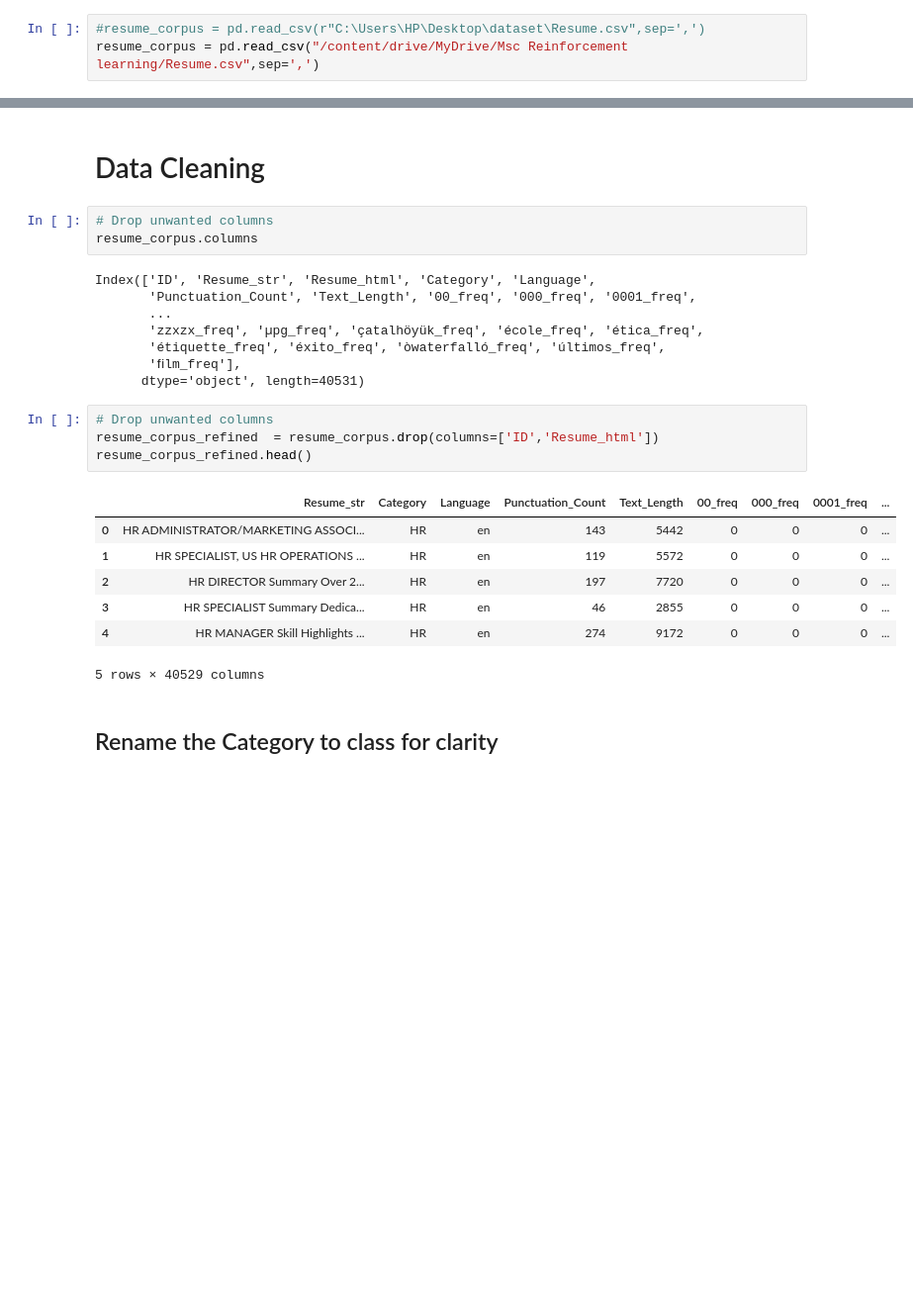
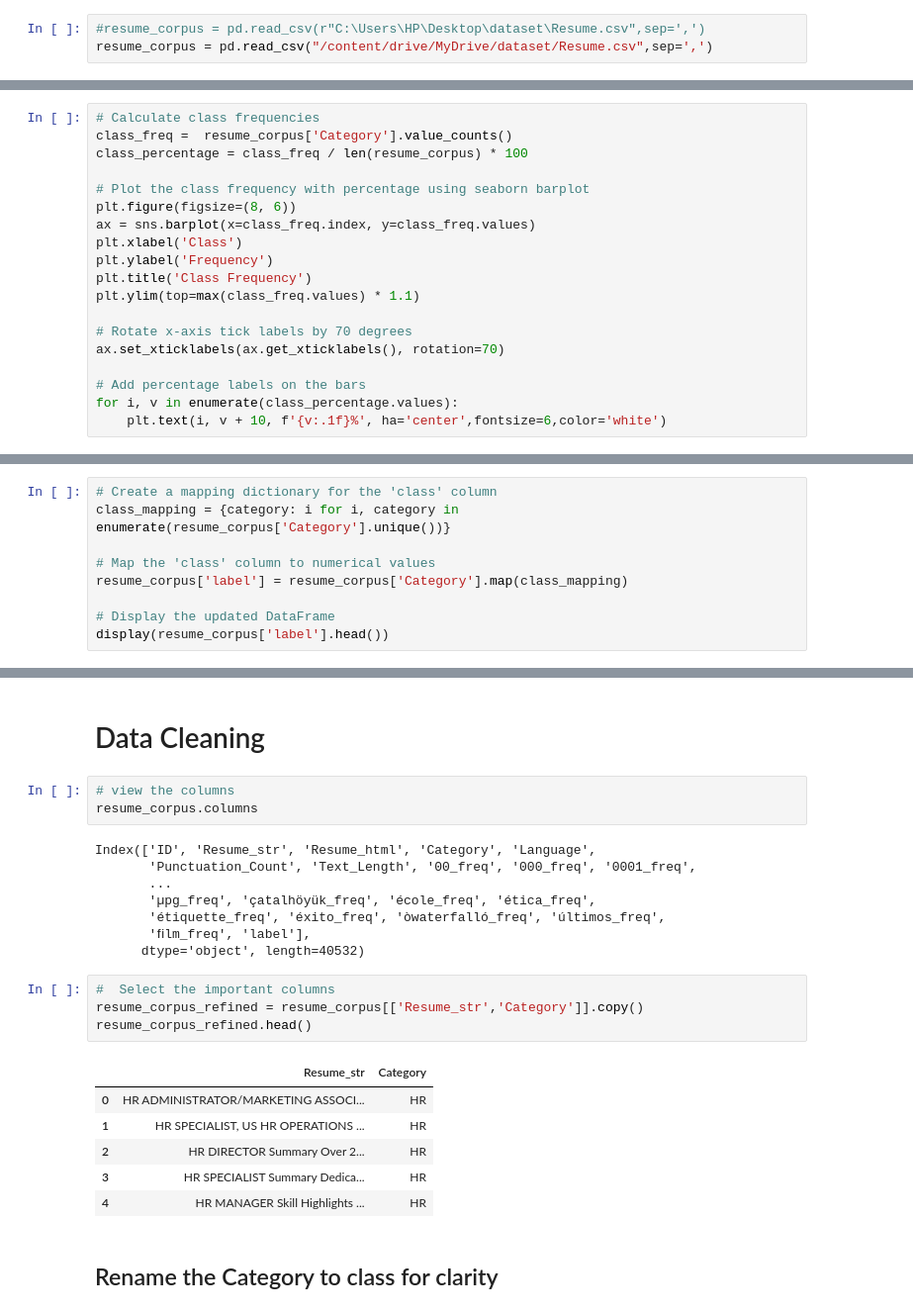
Before and after one commit to ndubuisijosephalx/Data-Science-projects, a Jupyter notebook: nlp_Ndubuisi_J_Project.ipynb, the cells around one changed output, grey strips where cells are left out. Shown at 99% size. Drawn from its saved outputs; the diff is of its cells as text; blank space fills up the shorter version.

```diff
--- a/nlp_Ndubuisi_J_Project.ipynb
+++ b/nlp_Ndubuisi_J_Project.ipynb
@@ -91,7 +125,7 @@ True
 #pd.set_option('display.max_rows', None)
 # %%
 #resume_corpus = pd.read_csv(r"C:\Users\HP\Desktop\dataset\Resume.csv",sep=',')
-resume_corpus = pd.read_csv("/content/drive/MyDrive/Msc Reinforcement learning/Resume.csv",sep=',')
+resume_corpus = pd.read_csv("/content/drive/MyDrive/dataset/Resume.csv",sep=',')
 # %%
 resume_corpus.head()
 # %% [output]
@@ -182,0 +219,19 @@ plt.show()
+# %%
+# Calculate class frequencies
+class_freq =  resume_corpus['Category'].value_counts()
+class_percentage = class_freq / len(resume_corpus) * 100
+
+# Plot the class frequency with percentage using seaborn barplot
+plt.figure(figsize=(8, 6))
+ax = sns.barplot(x=class_freq.index, y=class_freq.values)
+plt.xlabel('Class')
+plt.ylabel('Frequency')
+plt.title('Class Frequency')
+plt.ylim(top=max(class_freq.values) * 1.1)
+
+# Rotate x-axis tick labels by 70 degrees
+ax.set_xticklabels(ax.get_xticklabels(), rotation=70)
+
+# Add percentage labels on the bars
+for i, v in enumerate(class_percentage.values):
+    plt.text(i, v + 10, f'{v:.1f}%', ha='center',fontsize=6,color='white')
@@ -375,0 +500,9 @@ resorcePunctuation_CountText_Length
+# %%
+# Create a mapping dictionary for the 'class' column
+class_mapping = {category: i for i, category in enumerate(resume_corpus['Category'].unique())}
+
+# Map the 'class' column to numerical values
+resume_corpus['label'] = resume_corpus['Category'].map(class_mapping)
+
+# Display the updated DataFrame
+display(resume_corpus['label'].head())
@@ -376,28 +564,27 @@ resorcePunctuation_CountText_Length
 # %% [markdown]
 # Data Cleaning
 # %%
-# Drop unwanted columns
+# view the columns
 resume_corpus.columns
 # %% [output]
 Index(['ID', 'Resume_str', 'Resume_html', 'Category', 'Language',
        'Punctuation_Count', 'Text_Length', '00_freq', '000_freq', '0001_freq',
        ...
-       'zzxzx_freq', 'µpg_freq', 'çatalhöyük_freq', 'école_freq', 'ética_freq',
+       'µpg_freq', 'çatalhöyük_freq', 'école_freq', 'ética_freq',
        'étiquette_freq', 'éxito_freq', 'òwaterfalló_freq', 'últimos_freq',
-       'ﬁlm_freq'],
-      dtype='object', length=40531)
+       'ﬁlm_freq', 'label'],
+      dtype='object', length=40532)
 # %%
-# Drop unwanted columns
-resume_corpus_refined  = resume_corpus.drop(columns=['ID','Resume_html'])
+#  Select the important columns
+resume_corpus_refined = resume_corpus[['Resume_str','Category']].copy()
 resume_corpus_refined.head()
 # %% [output]
-|  | Resume_str | Category | Language | Punctuation_Count | Text_Length | 00_freq | 000_freq | 0001_freq | ... |
-| 0 | HR ADMINISTRATOR/MARKETING ASSOCI... | HR | en | 143 | 5442 | 0 | 0 | 0 | ... |
-| 1 | HR SPECIALIST, US HR OPERATIONS ... | HR | en | 119 | 5572 | 0 | 0 | 0 | ... |
-| 2 | HR DIRECTOR Summary Over 2... | HR | en | 197 | 7720 | 0 | 0 | 0 | ... |
-| 3 | HR SPECIALIST Summary Dedica... | HR | en | 46 | 2855 | 0 | 0 | 0 | ... |
-| 4 | HR MANAGER Skill Highlights ... | HR | en | 274 | 9172 | 0 | 0 | 0 | ... |
+|  | Resume_str | Category |
+| 0 | HR ADMINISTRATOR/MARKETING ASSOCI... | HR |
+| 1 | HR SPECIALIST, US HR OPERATIONS ... | HR |
+| 2 | HR DIRECTOR Summary Over 2... | HR |
+| 3 | HR SPECIALIST Summary Dedica... | HR |
+| 4 | HR MANAGER Skill Highlights ... | HR |
-5 rows × 40529 columns
 # %% [markdown]
 ## Rename the Category to class for clarity
 # %%
```
Also changed, not shown: parts of 86 cells of this notebook.
